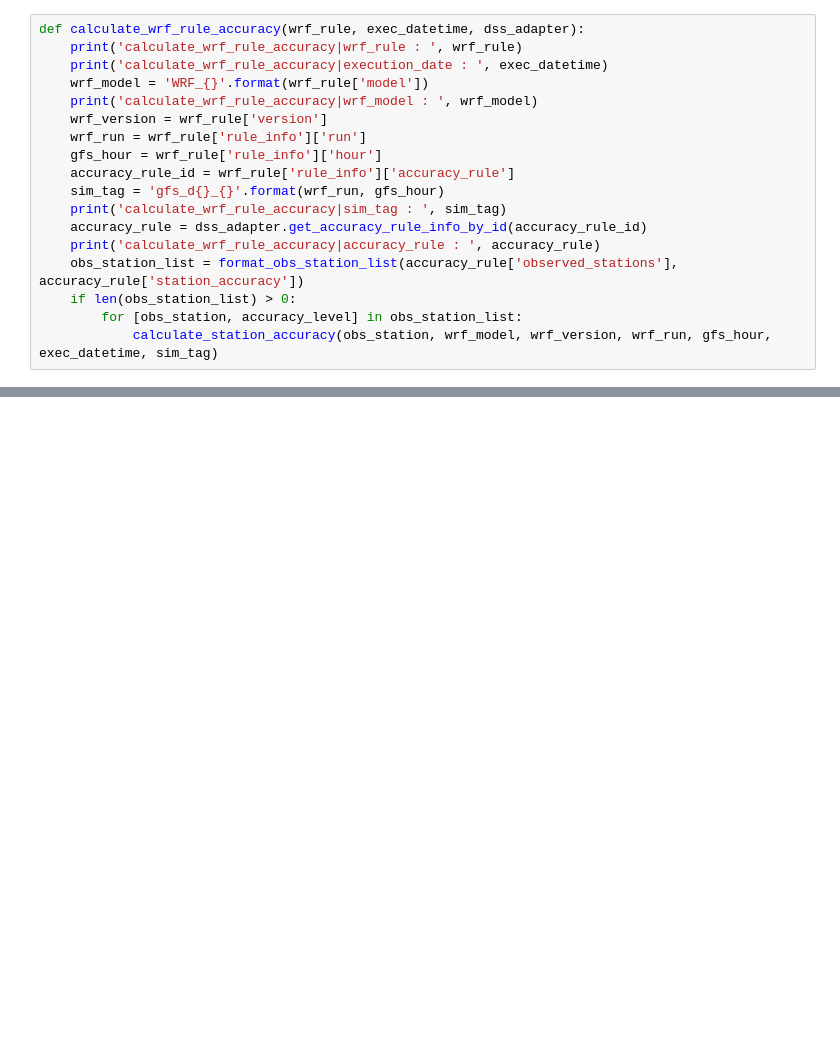
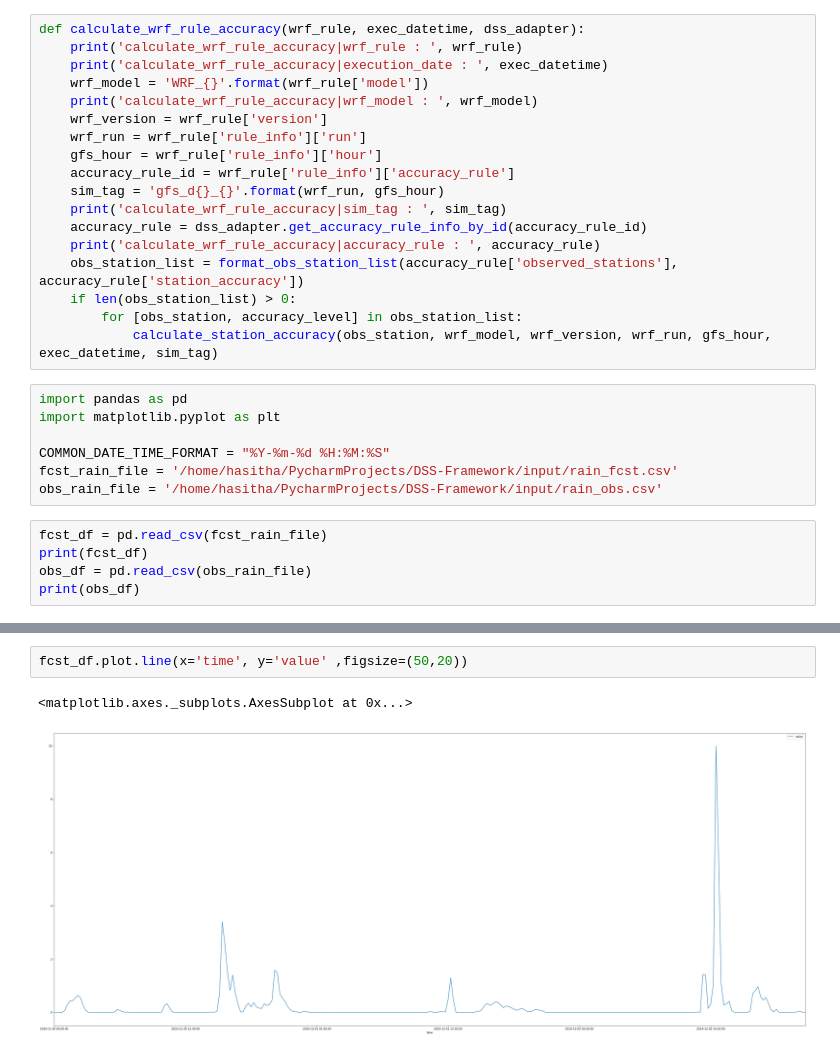
Before and after one commit to CUrW-SL/DSS-Framework, a Jupyter notebook: jupyter_notebooks/Water-level forecast.ipynb, the cells around one changed output, grey strips where cells are left out. Saved outputs shown, nothing was run; the diff lists cells and outputs as text; blank space fills up the shorter version.

```diff
--- a/jupyter_notebooks/Water-level forecast.ipynb
+++ b/jupyter_notebooks/Water-level forecast.ipynb
@@ -119,3 +119,15 @@ def calculate_wrf_rule_accuracy(wrf_rule, exec_datetime, dss_adapter):
     if len(obs_station_list) > 0:
         for [obs_station, accuracy_level] in obs_station_list:
             calculate_station_accuracy(obs_station, wrf_model, wrf_version, wrf_run, gfs_hour, exec_datetime, sim_tag)
+# %%
+import pandas as pd
+import matplotlib.pyplot as plt
+
+COMMON_DATE_TIME_FORMAT = "%Y-%m-%d %H:%M:%S"
+fcst_rain_file = '/home/hasitha/PycharmProjects/DSS-Framework/input/rain_fcst.csv'
+obs_rain_file = '/home/hasitha/PycharmProjects/DSS-Framework/input/rain_obs.csv'
+# %%
+fcst_df = pd.read_csv(fcst_rain_file)
+print(fcst_df)
+obs_df = pd.read_csv(obs_rain_file)
+print(obs_df)
@@ -121,0 +152,5 @@ def calculate_wrf_rule_accuracy(wrf_rule, exec_datetime, dss_adapter):
+# %%
+fcst_df.plot.line(x='time', y='value' ,figsize=(50,20))
+# %% [output]
+<matplotlib.axes._subplots.AxesSubplot at 0x...>
+[figure, added]
```
Also changed, not shown: parts of 4 cells of this notebook.
